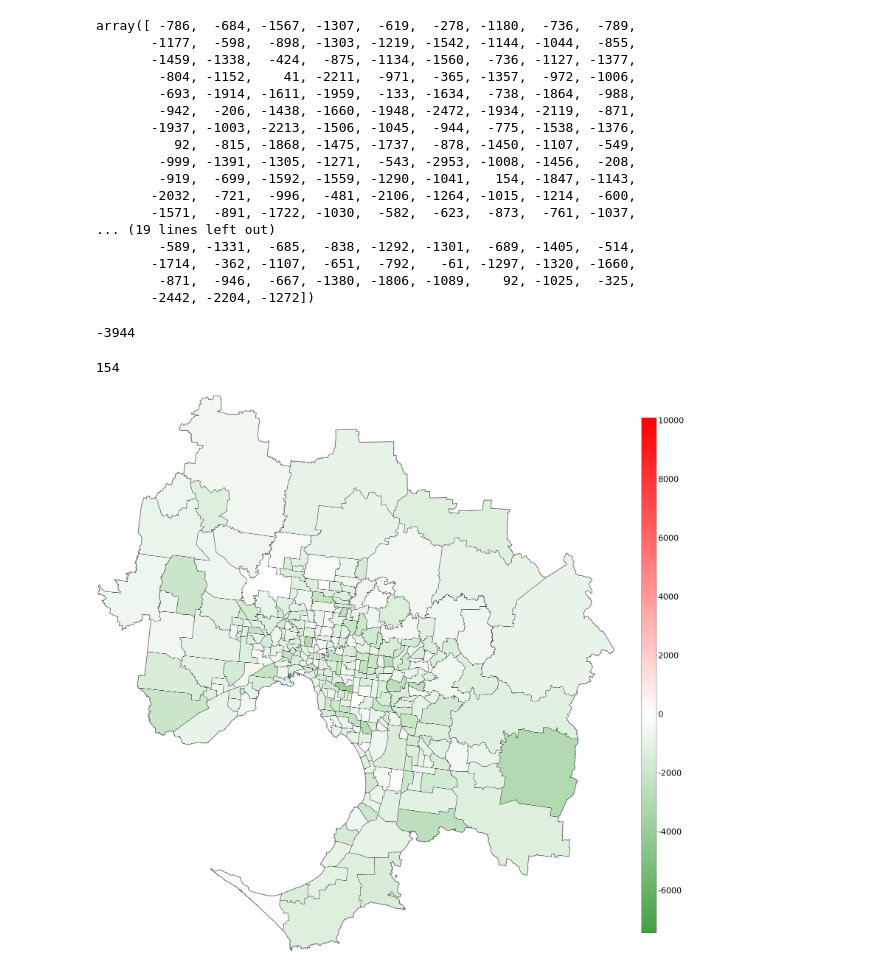
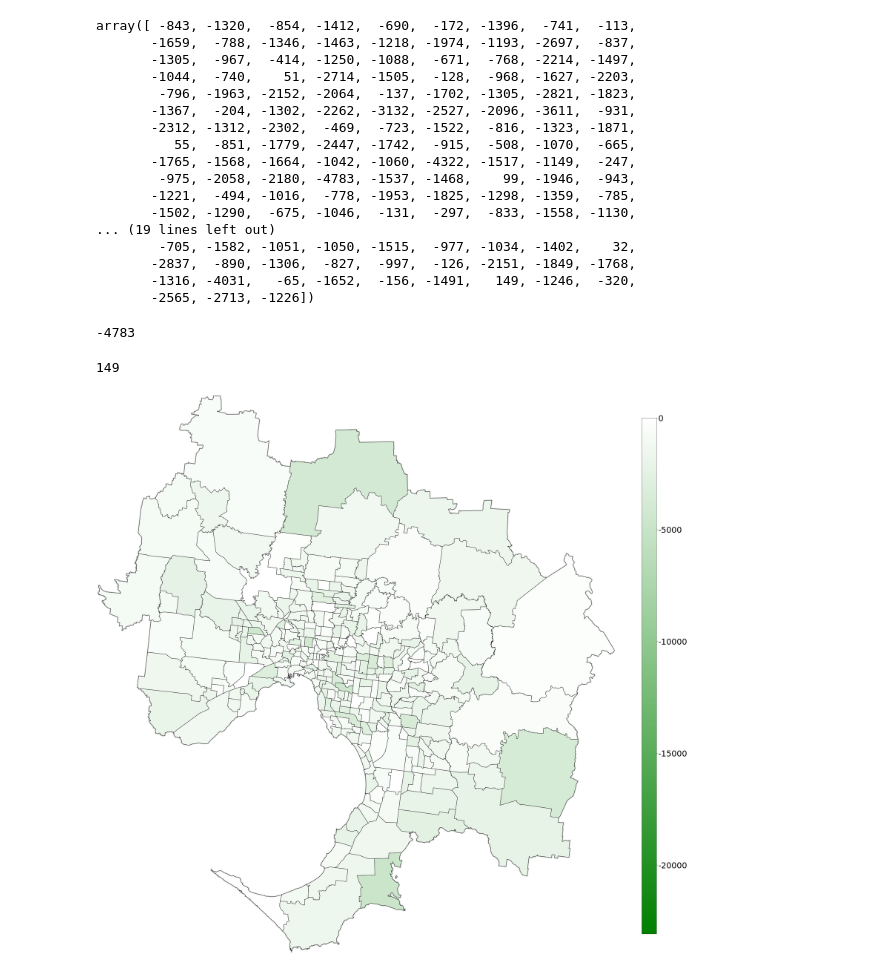
Before and after one commit to captainnemo2005/compartmentmodel, a Jupyter notebook: school closure.ipynb, the cells around one changed output. Saved outputs shown, nothing was run; the diff lists cells and outputs as text; code cells hidden in the pictures.

```diff
--- a/school closure.ipynb
+++ b/school closure.ipynb
@@ -13,7 +13,7 @@ population.csv
 percent_pop = "base"
 folder = "basecase"
 incubation = 7
-iterations = 3000
+iterations = 500
 
 melbourne_pc = pd.read_csv('data/'+folder+'/population_pc_'+percent_pop+'.csv', sep=',',header=None)
 pop_pc       = melbourne_pc.values
@@ -190,29 +190,29 @@ newI = newI.astype(int)
 #newI =  np.where(newI > 0, 0, newI)
 newI
 # %% [output]
-array([ -786,  -684, -1567, -1307,  -619,  -278, -1180,  -736,  -789,
-       -1177,  -598,  -898, -1303, -1219, -1542, -1144, -1044,  -855,
-       -1459, -1338,  -424,  -875, -1134, -1560,  -736, -1127, -1377,
-        -804, -1152,    41, -2211,  -971,  -365, -1357,  -972, -1006,
-        -693, -1914, -1611, -1959,  -133, -1634,  -738, -1864,  -988,
-        -942,  -206, -1438, -1660, -1948, -2472, -1934, -2119,  -871,
-       -1937, -1003, -2213, -1506, -1045,  -944,  -775, -1538, -1376,
-          92,  -815, -1868, -1475, -1737,  -878, -1450, -1107,  -549,
-        -999, -1391, -1305, -1271,  -543, -2953, -1008, -1456,  -208,
-        -919,  -699, -1592, -1559, -1290, -1041,   154, -1847, -1143,
-       -2032,  -721,  -996,  -481, -2106, -1264, -1015, -1214,  -600,
-       -1571,  -891, -1722, -1030,  -582,  -623,  -873,  -761, -1037,
+array([ -843, -1320,  -854, -1412,  -690,  -172, -1396,  -741,  -113,
+       -1659,  -788, -1346, -1463, -1218, -1974, -1193, -2697,  -837,
+       -1305,  -967,  -414, -1250, -1088,  -671,  -768, -2214, -1497,
+       -1044,  -740,    51, -2714, -1505,  -128,  -968, -1627, -2203,
+        -796, -1963, -2152, -2064,  -137, -1702, -1305, -2821, -1823,
+       -1367,  -204, -1302, -2262, -3132, -2527, -2096, -3611,  -931,
+       -2312, -1312, -2302,  -469,  -723, -1522,  -816, -1323, -1871,
+          55,  -851, -1779, -2447, -1742,  -915,  -508, -1070,  -665,
+       -1765, -1568, -1664, -1042, -1060, -4322, -1517, -1149,  -247,
+        -975, -2058, -2180, -4783, -1537, -1468,    99, -1946,  -943,
+       -1221,  -494, -1016,  -778, -1953, -1825, -1298, -1359,  -785,
+       -1502, -1290,  -675, -1046,  -131,  -297,  -833, -1558, -1130,
 ... (19 lines left out)
-        -589, -1331,  -685,  -838, -1292, -1301,  -689, -1405,  -514,
-       -1714,  -362, -1107,  -651,  -792,   -61, -1297, -1320, -1660,
-        -871,  -946,  -667, -1380, -1806, -1089,    92, -1025,  -325,
-       -2442, -2204, -1272])
+        -705, -1582, -1051, -1050, -1515,  -977, -1034, -1402,    32,
+       -2837,  -890, -1306,  -827,  -997,  -126, -2151, -1849, -1768,
+       -1316, -4031,   -65, -1652,  -156, -1491,   149, -1246,  -320,
+       -2565, -2713, -1226])
 # %%
 print(min(newI))
 max(newI)
 # %% [output]
--3944
+-4783
-154
+149
 # %%
 import scipy as sp
 import matplotlib as mpl
@@ -245,37 +245,37 @@ from matplotlib.colors import LinearSegmentedColormap
 
 melbourne_gpd = gpd.read_file("/Users/cptnemo2005/Downloads/shapefiles/SA2_studyarea_16_z55.shp")
 melbourne_gpd['population'] = newI
 
 
 
 plt.rcParams.update({'font.size':32})
 west,south,east,north = melbourne_gpd.unary_union.bounds
 
 fig,ax = plt.subplots(figsize=(40,40))
 
 
 
-cmap = LinearSegmentedColormap.from_list('mycmap', ['green','white','red'])
+cmap = LinearSegmentedColormap.from_list('mycmap', ['green','white'])
 melbourne_gpd.plot(ax=ax,facecolor='none',edgecolor='gray',alpha=0.5,linewidth=5,zorder=2)
-melbourne_gpd.plot(ax=ax, column='population',legend=False,edgecolor='black',cmap=cmap,norm=norm,zorder=3)
+melbourne_gpd.plot(ax=ax, column='population',legend=False,edgecolor='black',cmap=cmap,norm=plt.Normalize(vmin=-23079,
+                                             vmax=1),zorder=3)
 cbax = fig.add_axes([0.9,0.15,0.02,0.7])
 
 sm = plt.cm.ScalarMappable(cmap=cmap,\
-                          norm=norm)
+                          norm=plt.Normalize(vmin=-23079,
+                                             vmax=1))
 
 sm._A=[]
 
 fig.colorbar(sm,cax=cbax,format="%d")
 
 ax.set_xlim(west,east)
 ax.set_ylim(south,north)
 
 ax.axis('off')
-#combine_folder = '/Users/cptnemo2005/Desktop/SEIR/results/combinedpolicies/'
 plt.savefig('/Users/cptnemo2005/new_results/'+'base_vs_'+percent_pop+'-'+str(iterations)+'-iterations.jpg')
-#plt.savefig(work_restriction_result+'base_vs_work_'+percent_pop+'-'+str(iterations)+'-iterations.jpg')
-#plt.savefig('/Users/cptnemo2005/new_results/' + 'base_case_{}.jpg'.format(iterations))
+
 
 plt.show()
 # %% [output]
-[figure, old version]
+[figure, new version]
```
Also changed, not shown: parts of 1 cell of this notebook, 34 other files.
